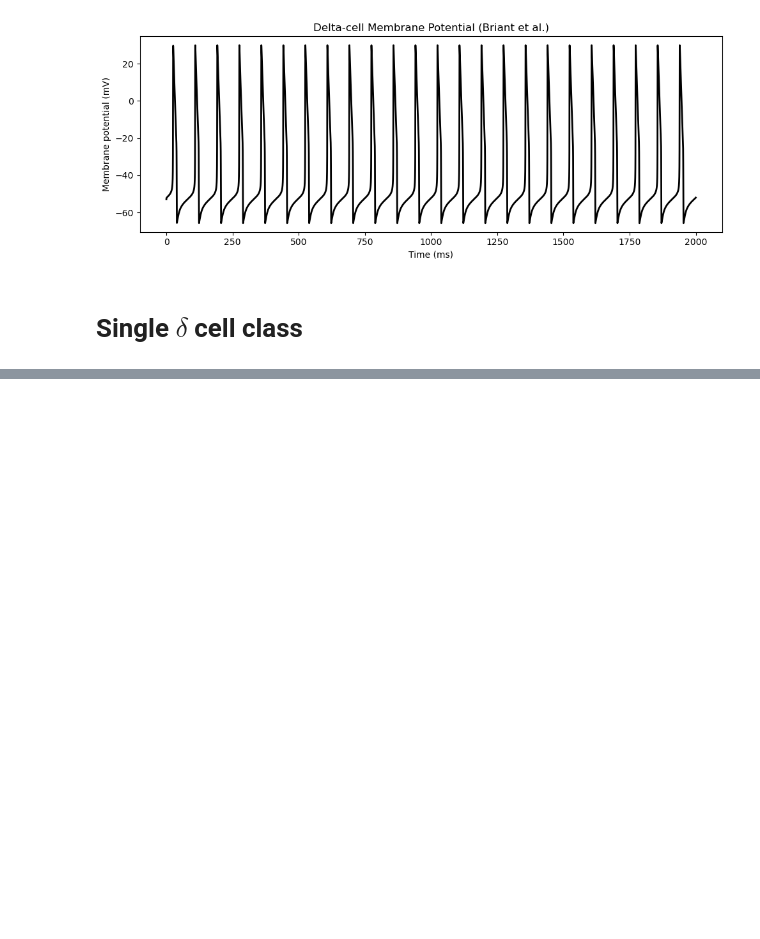
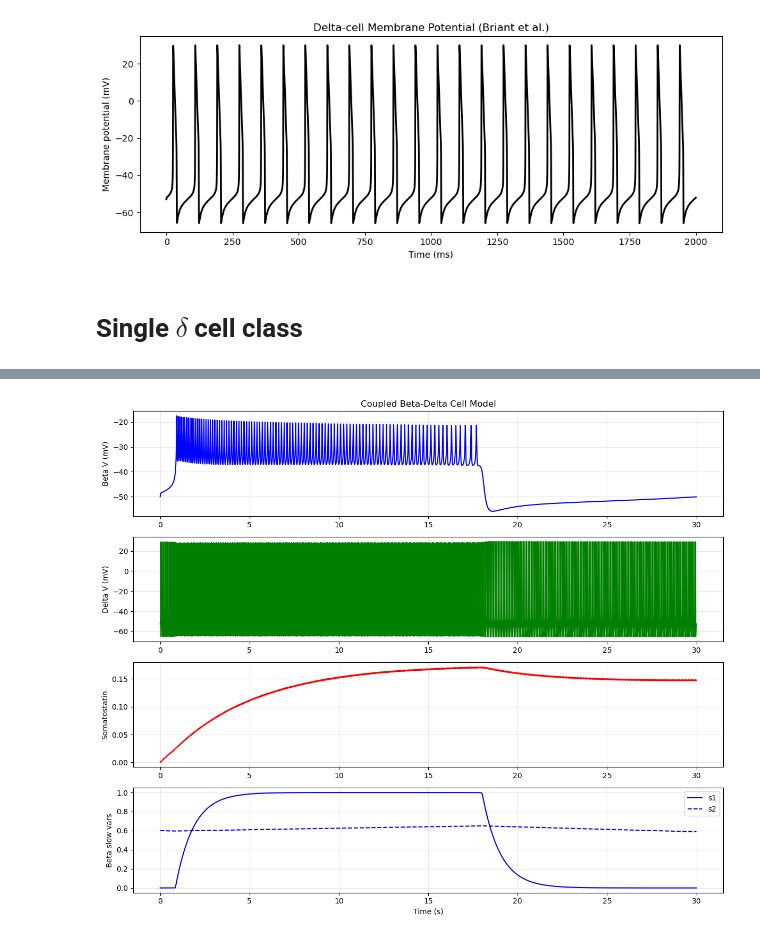
Before and after one commit to caterer-z-t/Synthetic_Secretion, a Jupyter notebook: models/beta_and_delta.ipynb, the cells around one changed output, grey strips where cells are left out. Cells and saved outputs as stored; diff of their text form; code cells hidden in the pictures; blank space fills up the shorter version.

```diff
--- a/models/beta_and_delta.ipynb
+++ b/models/beta_and_delta.ipynb
@@ -1001,0 +2120,16 @@ _ = cell.plot_delta_cell(sol)
+# %%
+# Create the coupled model with custom parameters
+model = CoupledBetaDeltaModel(
+    g_beta_delta=0.01, g_delta_beta=0.01, somatostatin_strength=0.2
+)
+
+# Run a simulation
+sol = model.simulate(tmax=30000)
+
+# Plot results
+model.plot_results(sol)
+
+# Analyze synchronization
+sync_data = model.analyze_synchronization(sol)
+# %% [output]
+[figure, added]
```
Also changed, not shown: parts of 11 cells of this notebook, 6 other files.
